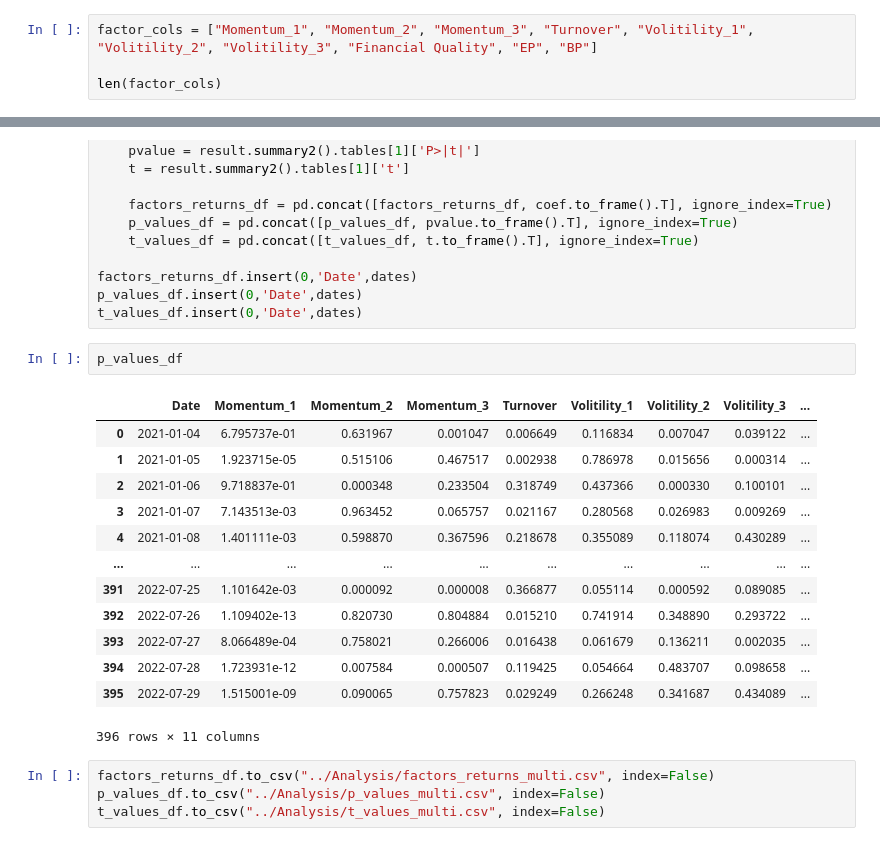
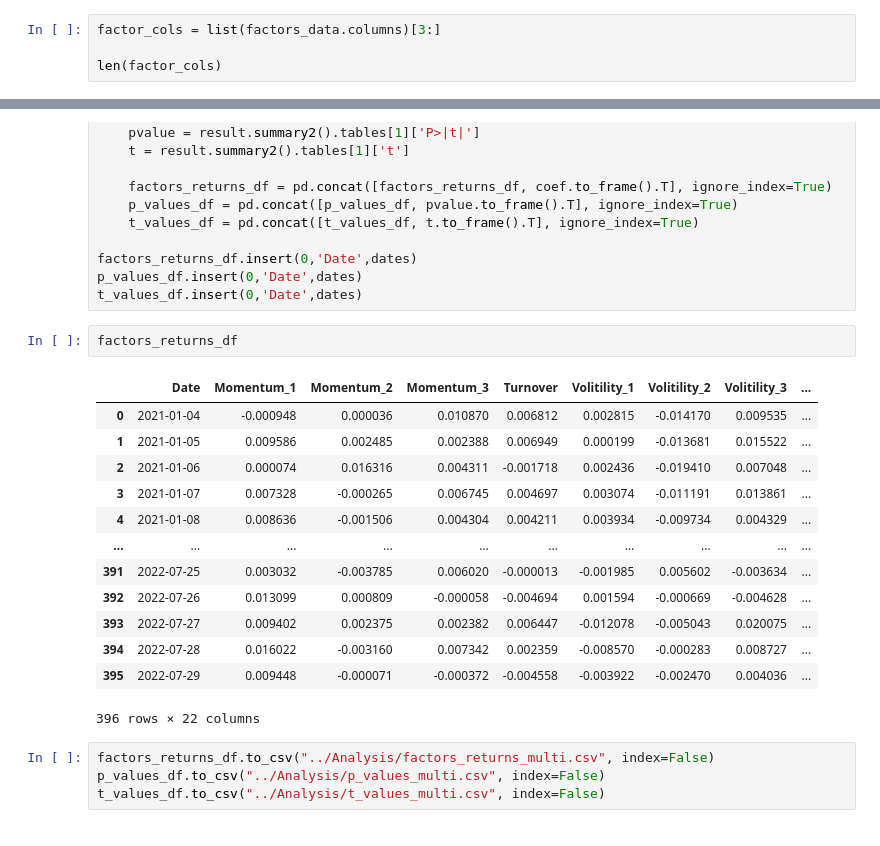
Before and after one commit to cathyw-3/DSA5205, a Jupyter notebook: model/Multi Factor.ipynb, the cells around one changed output, grey strips where cells are left out. Saved outputs shown, nothing was run; the diff lists cells and outputs as text.

```diff
--- a/model/Multi Factor.ipynb
+++ b/model/Multi Factor.ipynb
@@ -74,5 +92,5 @@ factors_data
 # %%
-factor_cols = ["Momentum_1", "Momentum_2", "Momentum_3", "Turnover", "Volitility_1", "Volitility_2", "Volitility_3", "Financial Quality", "EP", "BP"]
+factor_cols = list(factors_data.columns)[3:]
 
 len(factor_cols)
 # %% [output]
@@ -221,21 +239,21 @@ factors_returns_df.insert(0,'Date',dates)
 p_values_df.insert(0,'Date',dates)
 t_values_df.insert(0,'Date',dates)
 # %%
-p_values_df
+factors_returns_df
 # %% [output]
 |  | Date | Momentum_1 | Momentum_2 | Momentum_3 | Turnover | Volitility_1 | Volitility_2 | Volitility_3 | ... |
-| 0 | 2021-01-04 | 6.795737e-01 | 0.631967 | 0.001047 | 0.006649 | 0.116834 | 0.007047 | 0.039122 | ... |
-| 1 | 2021-01-05 | 1.923715e-05 | 0.515106 | 0.467517 | 0.002938 | 0.786978 | 0.015656 | 0.000314 | ... |
-| 2 | 2021-01-06 | 9.718837e-01 | 0.000348 | 0.233504 | 0.318749 | 0.437366 | 0.000330 | 0.100101 | ... |
-| 3 | 2021-01-07 | 7.143513e-03 | 0.963452 | 0.065757 | 0.021167 | 0.280568 | 0.026983 | 0.009269 | ... |
-| 4 | 2021-01-08 | 1.401111e-03 | 0.598870 | 0.367596 | 0.218678 | 0.355089 | 0.118074 | 0.430289 | ... |
+| 0 | 2021-01-04 | -0.000948 | 0.000036 | 0.010870 | 0.006812 | 0.002815 | -0.014170 | 0.009535 | ... |
+| 1 | 2021-01-05 | 0.009586 | 0.002485 | 0.002388 | 0.006949 | 0.000199 | -0.013681 | 0.015522 | ... |
+| 2 | 2021-01-06 | 0.000074 | 0.016316 | 0.004311 | -0.001718 | 0.002436 | -0.019410 | 0.007048 | ... |
+| 3 | 2021-01-07 | 0.007328 | -0.000265 | 0.006745 | 0.004697 | 0.003074 | -0.011191 | 0.013861 | ... |
+| 4 | 2021-01-08 | 0.008636 | -0.001506 | 0.004304 | 0.004211 | 0.003934 | -0.009734 | 0.004329 | ... |
 | ... | ... | ... | ... | ... | ... | ... | ... | ... | ... |
-| 391 | 2022-07-25 | 1.101642e-03 | 0.000092 | 0.000008 | 0.366877 | 0.055114 | 0.000592 | 0.089085 | ... |
-| 392 | 2022-07-26 | 1.109402e-13 | 0.820730 | 0.804884 | 0.015210 | 0.741914 | 0.348890 | 0.293722 | ... |
-| 393 | 2022-07-27 | 8.066489e-04 | 0.758021 | 0.266006 | 0.016438 | 0.061679 | 0.136211 | 0.002035 | ... |
-| 394 | 2022-07-28 | 1.723931e-12 | 0.007584 | 0.000507 | 0.119425 | 0.054664 | 0.483707 | 0.098658 | ... |
-| 395 | 2022-07-29 | 1.515001e-09 | 0.090065 | 0.757823 | 0.029249 | 0.266248 | 0.341687 | 0.434089 | ... |
+| 391 | 2022-07-25 | 0.003032 | -0.003785 | 0.006020 | -0.000013 | -0.001985 | 0.005602 | -0.003634 | ... |
+| 392 | 2022-07-26 | 0.013099 | 0.000809 | -0.000058 | -0.004694 | 0.001594 | -0.000669 | -0.004628 | ... |
+| 393 | 2022-07-27 | 0.009402 | 0.002375 | 0.002382 | 0.006447 | -0.012078 | -0.005043 | 0.020075 | ... |
+| 394 | 2022-07-28 | 0.016022 | -0.003160 | 0.007342 | 0.002359 | -0.008570 | -0.000283 | 0.008727 | ... |
+| 395 | 2022-07-29 | 0.009448 | -0.000071 | -0.000372 | -0.004558 | -0.003922 | -0.002470 | 0.004036 | ... |
-396 rows × 11 columns
+396 rows × 22 columns
 # %%
 factors_returns_df.to_csv("../Analysis/factors_returns_multi.csv", index=False)
 p_values_df.to_csv("../Analysis/p_values_multi.csv", index=False)
```
Also changed, not shown: parts of 5 cells of this notebook, 5 other files.
